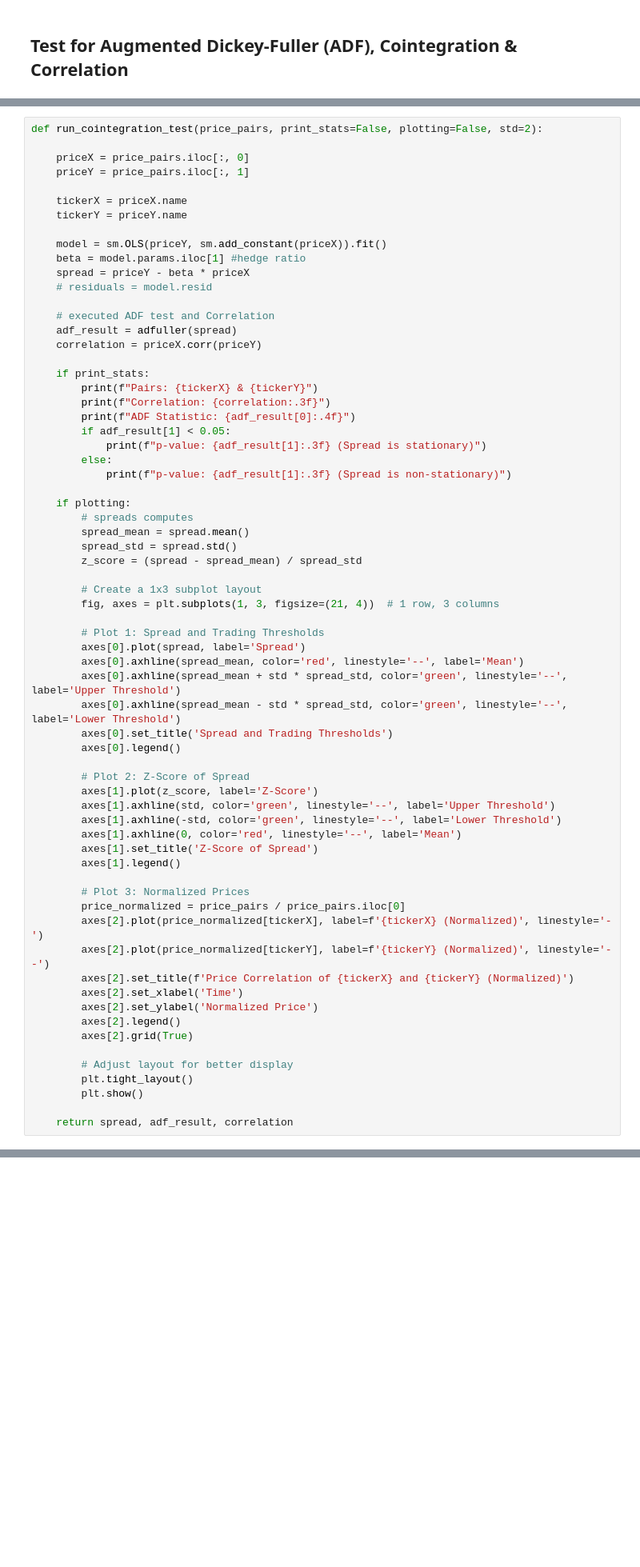
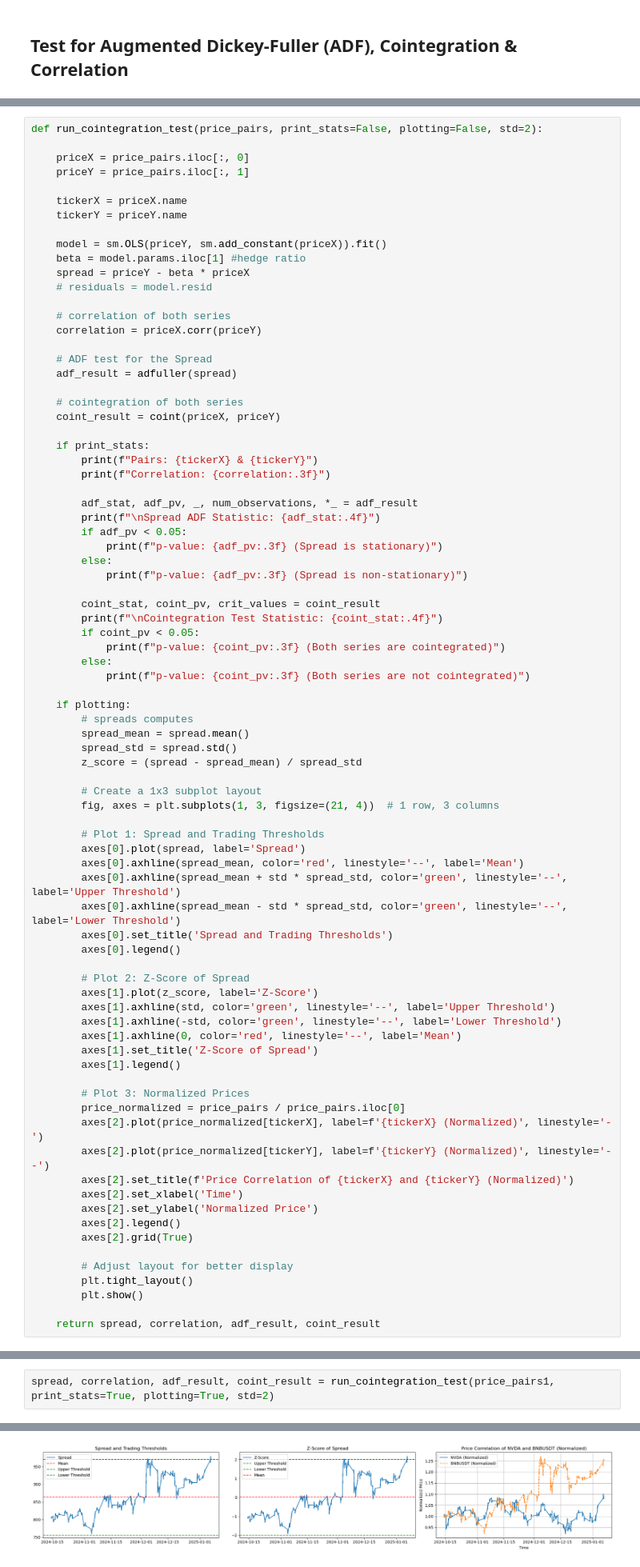
Before and after one commit to nite4/mscfe-masters-project, a Jupyter notebook: src/read_process_raw.ipynb, the cells around one changed output, grey strips where cells are left out. Shown at 80% size. Saved outputs shown, nothing was run; the diff lists cells and outputs as text; blank space fills up the shorter version.

```diff
--- a/src/read_process_raw.ipynb
+++ b/src/read_process_raw.ipynb
@@ -164,18 +189,32 @@ def run_cointegration_test(price_pairs, print_stats=False, plotting=False, std=2
     spread = priceY - beta * priceX
     # residuals = model.resid
 
-    # executed ADF test and Correlation
+    # correlation of both series
+    correlation = priceX.corr(priceY)
+
+    # ADF test for the Spread
     adf_result = adfuller(spread)
-    correlation = priceX.corr(priceY)
+
+    # cointegration of both series
+    coint_result = coint(priceX, priceY)
 
     if print_stats:
         print(f"Pairs: {tickerX} & {tickerY}")
         print(f"Correlation: {correlation:.3f}")
-        print(f"ADF Statistic: {adf_result[0]:.4f}")
-        if adf_result[1] < 0.05:
-            print(f"p-value: {adf_result[1]:.3f} (Spread is stationary)")
+
+        adf_stat, adf_pv, _, num_observations, *_ = adf_result
+        print(f"\nSpread ADF Statistic: {adf_stat:.4f}")
+        if adf_pv < 0.05:
+            print(f"p-value: {adf_pv:.3f} (Spread is stationary)")
         else:
-            print(f"p-value: {adf_result[1]:.3f} (Spread is non-stationary)")
+            print(f"p-value: {adf_pv:.3f} (Spread is non-stationary)")
+
+        coint_stat, coint_pv, crit_values = coint_result
+        print(f"\nCointegration Test Statistic: {coint_stat:.4f}")
+        if coint_pv < 0.05:
+            print(f"p-value: {coint_pv:.3f} (Both series are cointegrated)")
+        else:
+            print(f"p-value: {coint_pv:.3f} (Both series are not cointegrated)")
 
     if plotting:
         # spreads computes
@@ -216,5 +255,5 @@ def run_cointegration_test(price_pairs, print_stats=False, plotting=False, std=2
         plt.tight_layout()
         plt.show()
 
-    return spread, adf_result, correlation
+    return spread, correlation, adf_result, coint_result
 # %%
@@ -227 +270,4 @@ p-value: 0.748 (Spread is non-stationary)
 [figure]
+# %%
+spread, correlation, adf_result, coint_result = run_cointegration_test(price_pairs1, print_stats=True, plotting=True, std=2)
+# %% [output]
@@ -228 +282,2 @@ p-value: 0.748 (Spread is non-stationary)
+[figure, added]
 # %%
```
Also changed, not shown: parts of 18 cells of this notebook.
